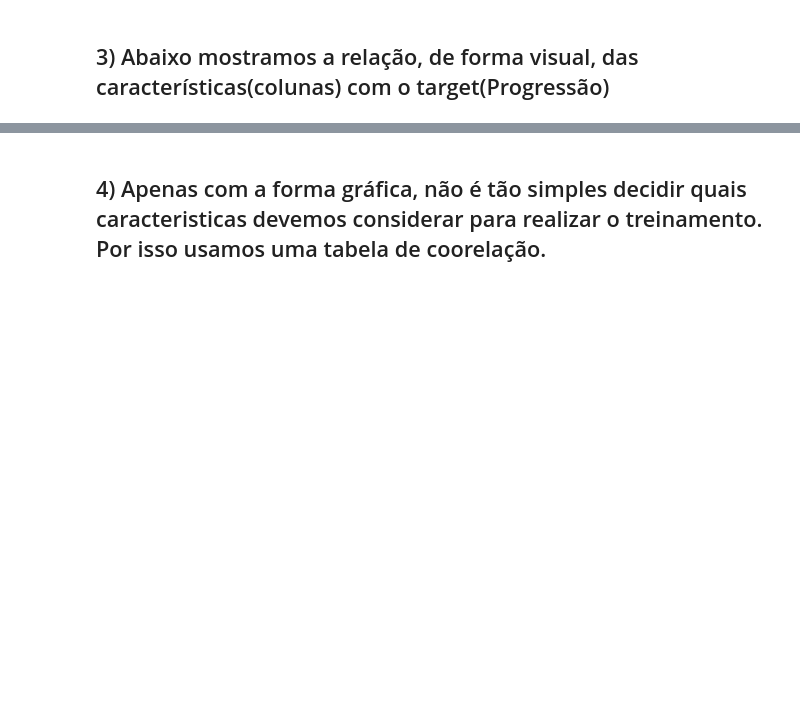
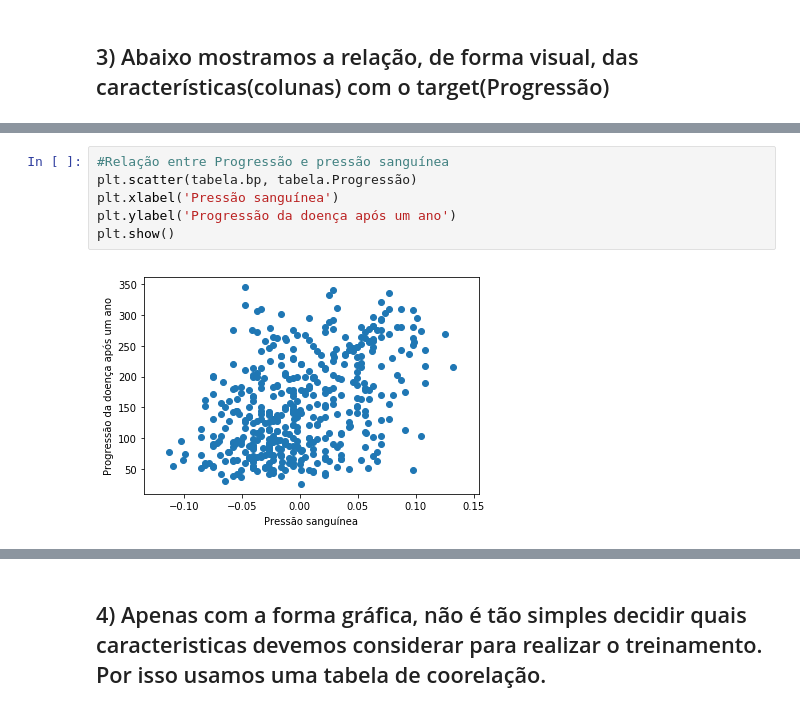
Before and after one commit to DWalterJansen/topicosIC, a Jupyter notebook: Equipe/Trabalho 3/Diabetes.ipynb, the cells around one changed output, grey strips where cells are left out. Saved outputs shown, nothing was run; the diff lists cells and outputs as text; blank space fills up the shorter version.

```diff
--- a/Equipe/Trabalho 3/Diabetes.ipynb
+++ b/Equipe/Trabalho 3/Diabetes.ipynb
@@ -73,0 +101,8 @@ tabela.head(10)
+# %%
+#Relação entre Progressão e pressão sanguínea
+plt.scatter(tabela.bp, tabela.Progressão)
+plt.xlabel('Pressão sanguínea')
+plt.ylabel('Progressão da doença após um ano')
+plt.show()
+# %% [output]
+[figure, added]
```
Also changed, not shown: parts of 10 cells of this notebook.
